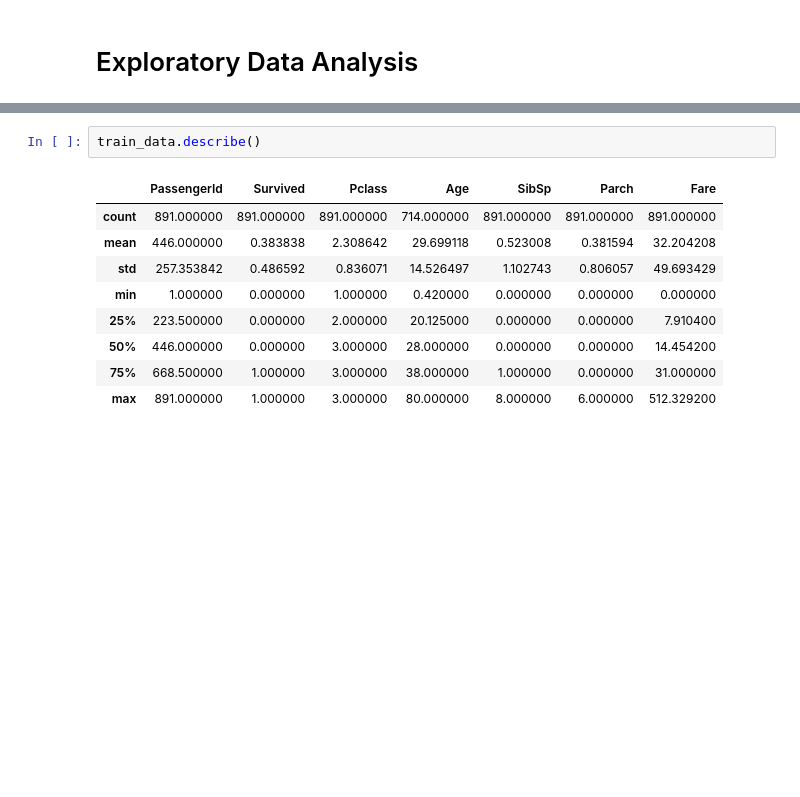
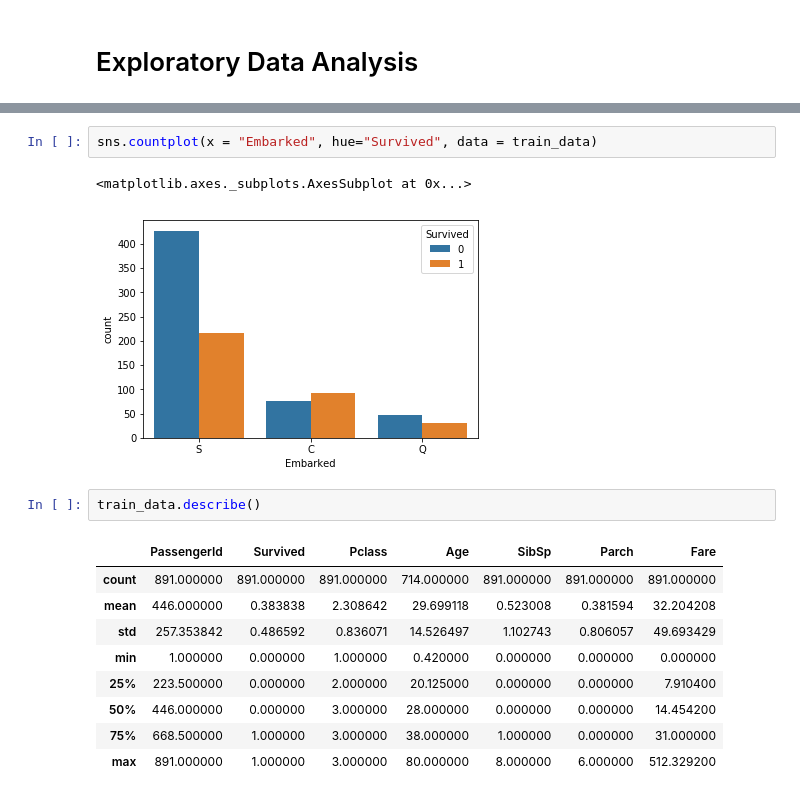
Before and after one commit to k-zhan/Survival-Classifier, a Jupyter notebook: titanic.ipynb, the cells around one changed output, grey strips where cells are left out. Cells and saved outputs as stored; diff of their text form; blank space fills up the shorter version.

```diff
--- a/titanic.ipynb
+++ b/titanic.ipynb
@@ -25,3 +44,8 @@ train_data.head()
+# %%
+sns.countplot(x = "Embarked", hue="Survived", data = train_data)
+# %% [output]
+<matplotlib.axes._subplots.AxesSubplot at 0x...>
+[figure, added]
 # %%
 train_data.describe()
 # %% [output]
```
Also changed, not shown: parts of 21 cells of this notebook.
